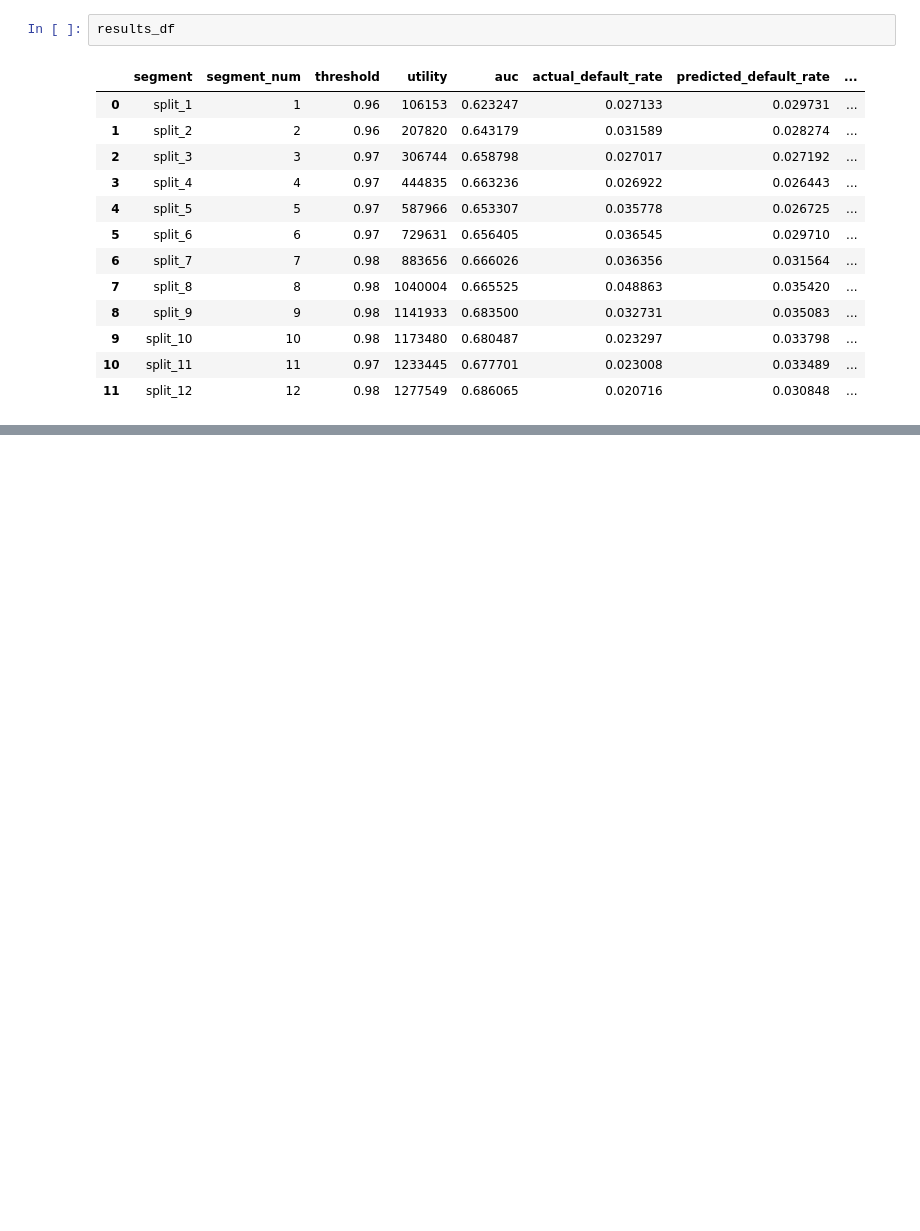
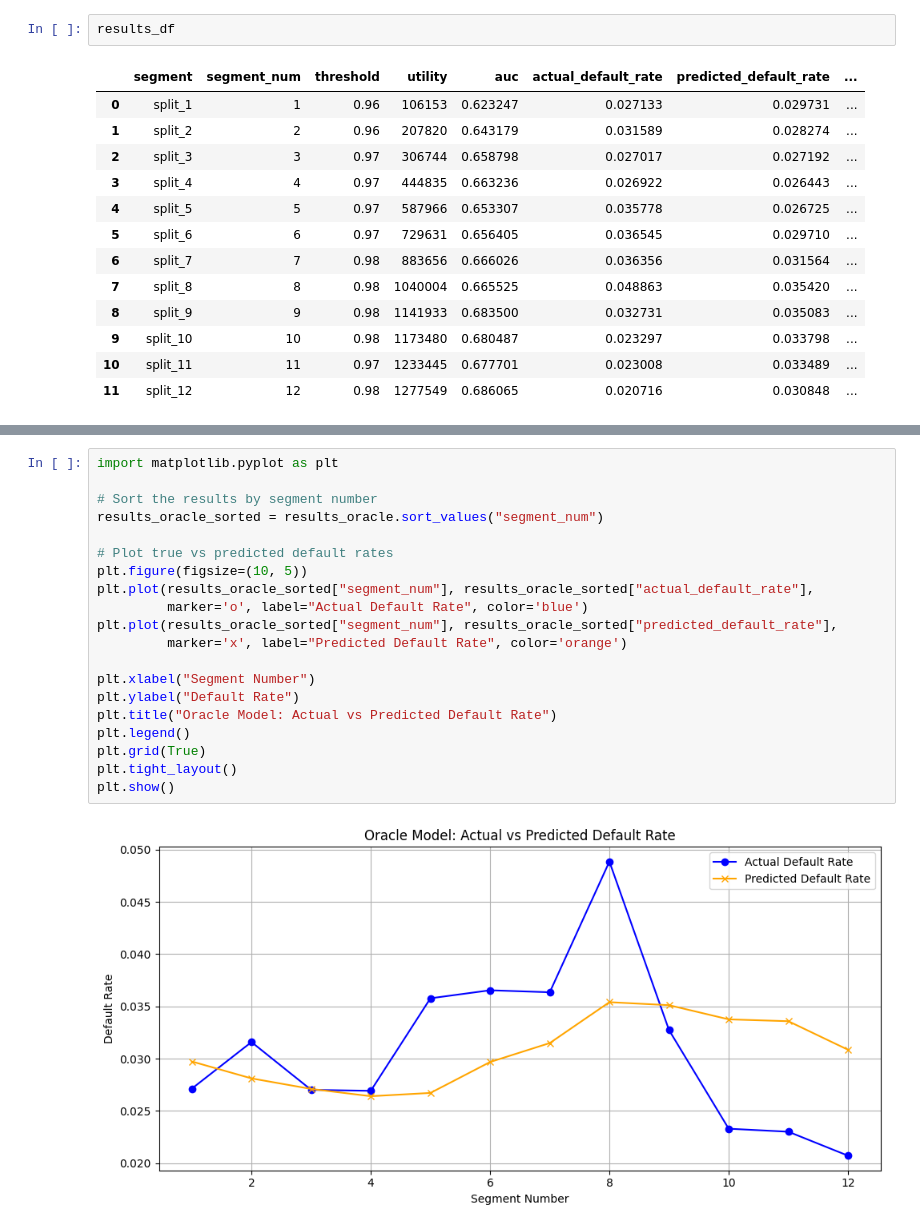
Before and after one commit to manpreetsingh227/MSc-project, a Jupyter notebook: notebooks/EDA.ipynb, the cells around one changed output, grey strips where cells are left out. Drawn from its saved outputs; the diff is of its cells as text; blank space fills up the shorter version.

```diff
--- a/notebooks/EDA.ipynb
+++ b/notebooks/EDA.ipynb
@@ -704,0 +789,22 @@ results_df
+# %%
+import matplotlib.pyplot as plt
+
+# Sort the results by segment number
+results_oracle_sorted = results_oracle.sort_values("segment_num")
+
+# Plot true vs predicted default rates
+plt.figure(figsize=(10, 5))
+plt.plot(results_oracle_sorted["segment_num"], results_oracle_sorted["actual_default_rate"],
+         marker='o', label="Actual Default Rate", color='blue')
+plt.plot(results_oracle_sorted["segment_num"], results_oracle_sorted["predicted_default_rate"],
+         marker='x', label="Predicted Default Rate", color='orange')
+
+plt.xlabel("Segment Number")
+plt.ylabel("Default Rate")
+plt.title("Oracle Model: Actual vs Predicted Default Rate")
+plt.legend()
+plt.grid(True)
+plt.tight_layout()
+plt.show()
+# %% [output]
+[figure, added]
```
Also changed, not shown: parts of 7 cells of this notebook.
